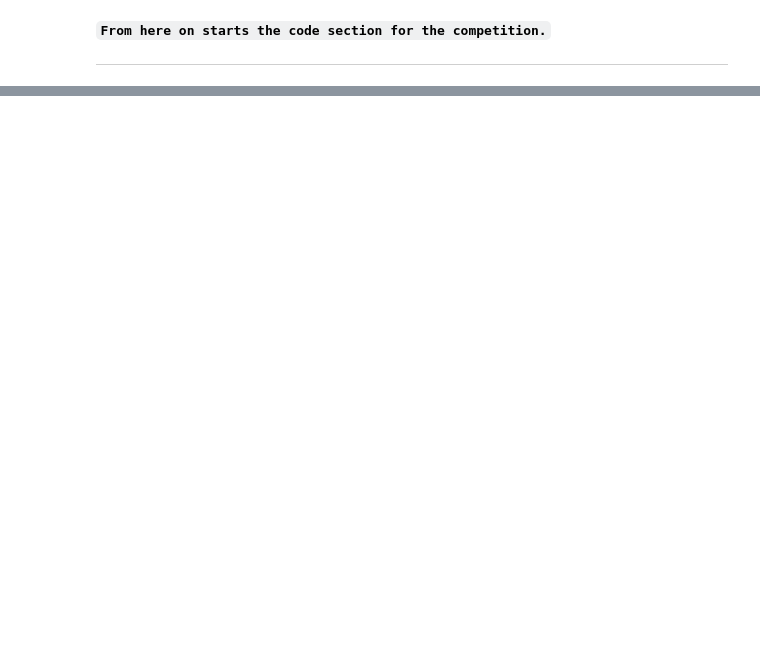
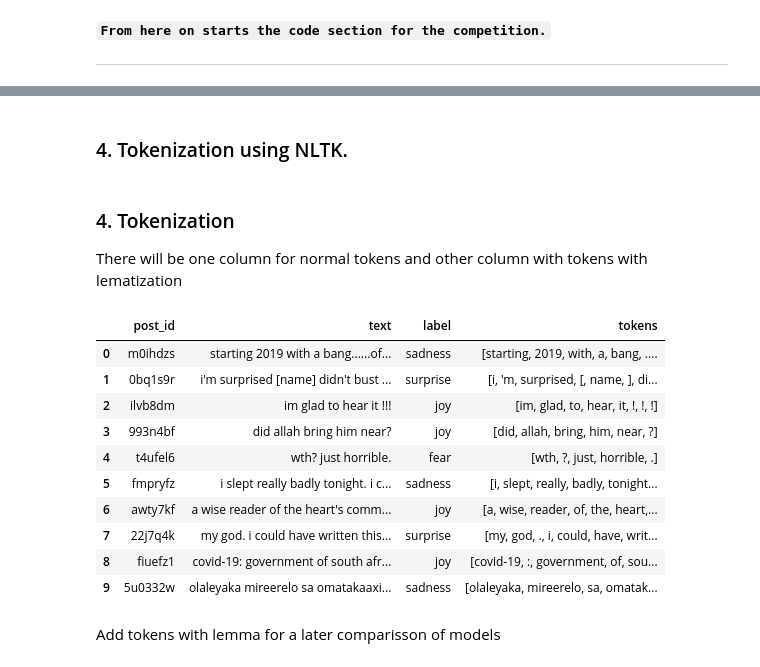
Before and after one commit to juandnn/DM2026-Lab2-Exercise, a Jupyter notebook: DM2026-Lab2-Homework.ipynb, the cells around one changed output, grey strips where cells are left out. Cells and saved outputs as stored; diff of their text form; code cells hidden in the pictures; blank space fills up the shorter version.

```diff
--- a/DM2026-Lab2-Homework.ipynb
+++ b/DM2026-Lab2-Homework.ipynb
@@ -145,0 +870,21 @@ Markdown Syntax to Add Image: `![Description of the Image](./your_local_folder/n
+# %%
+
+import re
+
+def preprocessing_core(text):
+    """
+    Basic text cleaning: lowercase, remove URLs and mentions,
+    and normalize whitespace.
+    """
+    text = text.lower()
+    text = re.sub(r'https?://\S+|www\.\S+', '', text)
+    text = re.sub(r'@\w+', '', text)
+    text = re.sub(r'\s+', ' ', text).strip()
+
+    return text
+# %%
+train_df_clean["text"] = train_df_clean["text"].apply(preprocessing_core)
+val_df_clean["text"] = val_df_clean["text"].apply(preprocessing_core)
+test_df["text"] = test_df["text"].apply(preprocessing_core)
+
+train_df_clean.head(10)
@@ -145,0 +903,39 @@ Markdown Syntax to Add Image: `![Description of the Image](./your_local_folder/n
+# %% [markdown]
+### 4. Tokenization using NLTK.
+# %%
+
+import nltk
+
+# Download required NLTK resources (Kaggle compatibility)
+nltk.download("punkt", quiet=True)
+nltk.download("punkt_tab", quiet=True)
+
+
+def tokenization_nltk(text):
+    """
+    Tokenize preprocessed text using NLTK.
+    Preserves punctuation, emojis, emoticons, and negations.
+    """
+    return nltk.word_tokenize(text)
+# %% [markdown]
+### 4. Tokenization
+
+There will be one column for normal tokens and other column with tokens with lematization
+# %%
+train_df_clean["tokens"] = train_df_clean["text"].apply(tokenization_nltk)
+val_df_clean["tokens"] = val_df_clean["text"].apply(tokenization_nltk)
+test_df["tokens"] = test_df["text"].apply(tokenization_nltk)
+
+train_df_clean.head(10)
+# %% [output]
+|  | post_id | text | label | tokens |
+| 0 | m0ihdzs | starting 2019 with a bang......of... | sadness | [starting, 2019, with, a, bang, .... |
+| 1 | 0bq1s9r | i'm surprised [name] didn't bust ... | surprise | [i, 'm, surprised, [, name, ], di... |
+| 2 | ilvb8dm | im glad to hear it !!! | joy | [im, glad, to, hear, it, !, !, !] |
+| 3 | 993n4bf | did allah bring him near? | joy | [did, allah, bring, him, near, ?] |
+| 4 | t4ufel6 | wth? just horrible. | fear | [wth, ?, just, horrible, .] |
+| 5 | fmpryfz | i slept really badly tonight. i c... | sadness | [i, slept, really, badly, tonight... |
+| 6 | awty7kf | a wise reader of the heart's comm... | joy | [a, wise, reader, of, the, heart,... |
+| 7 | 22j7q4k | my god. i could have written this... | surprise | [my, god, ., i, could, have, writ... |
+| 8 | fiuefz1 | covid-19: government of south afr... | joy | [covid-19, :, government, of, sou... |
+| 9 | 5u0332w | olaleyaka mireerelo sa omatakaaxi... | sadness | [olaleyaka, mireerelo, sa, omatak... |
@@ -145,0 +986,2 @@ Markdown Syntax to Add Image: `![Description of the Image](./your_local_folder/n
+# %% [markdown]
+Add tokens with lemma for a later comparisson of models
```
Also changed, not shown: parts of 51 cells of this notebook, 1 other file.
